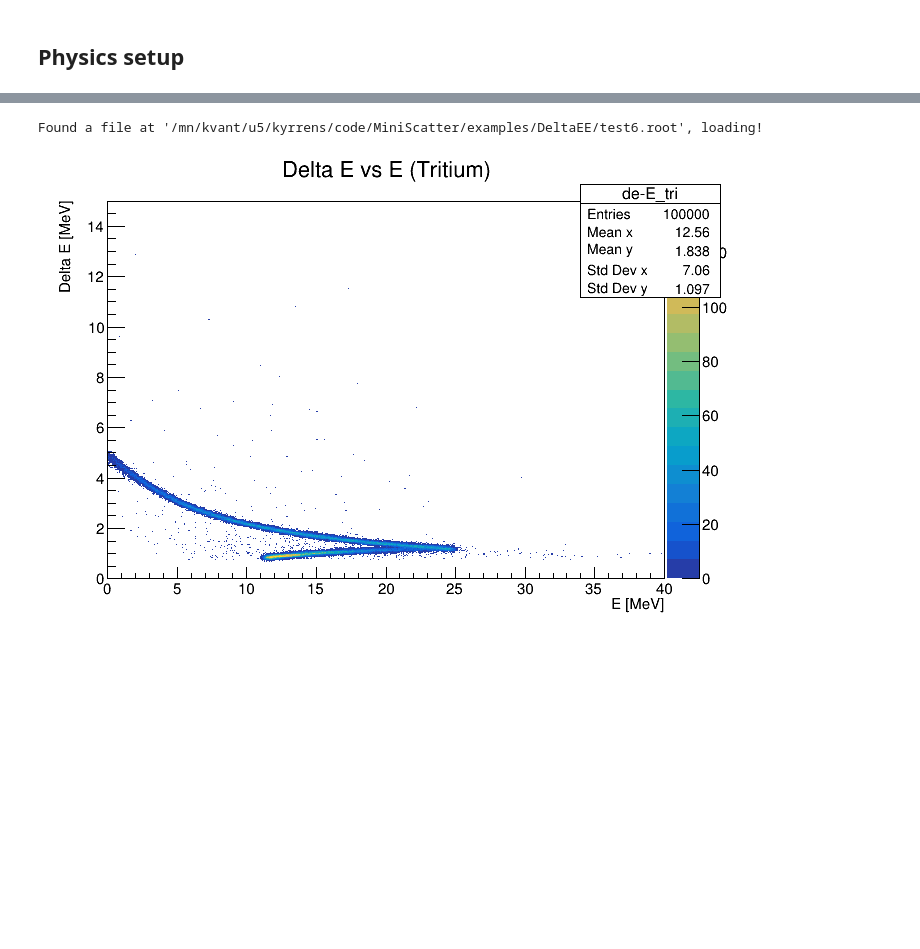
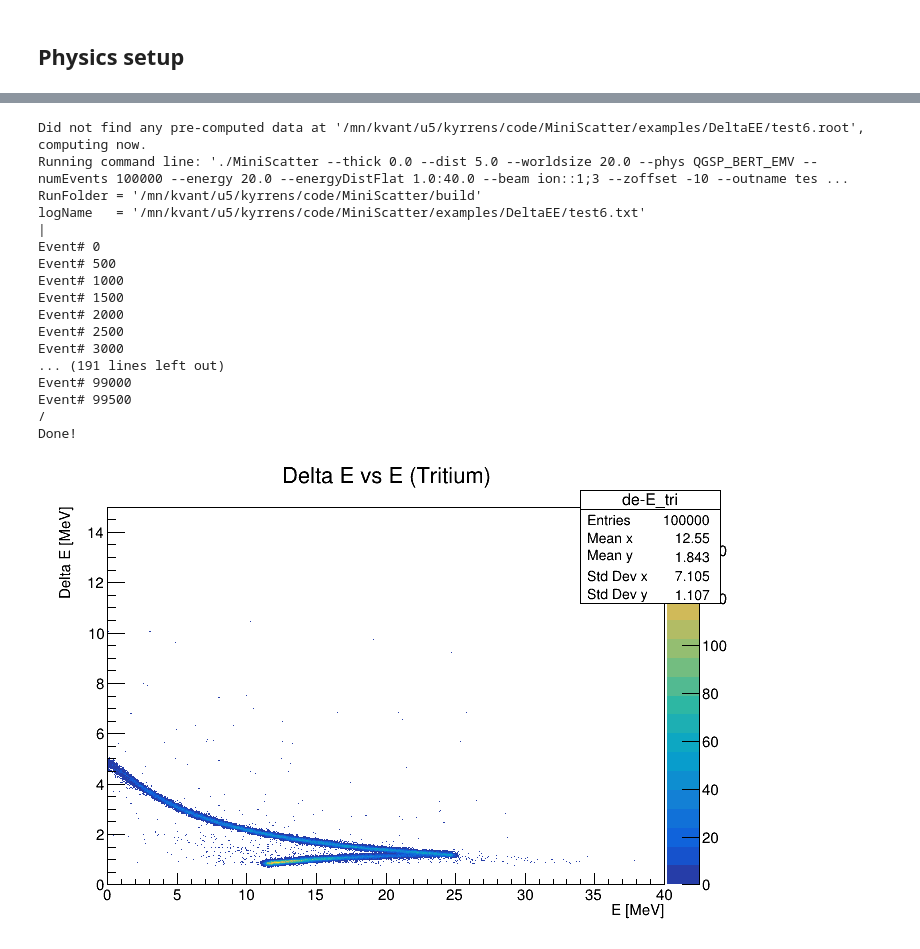
Before and after one commit to kyrsjo/MiniScatter, a Jupyter notebook: examples/SiRi DeltaE-E detector.ipynb, the cells around one changed output, grey strips where cells are left out. Saved outputs shown, nothing was run; the diff lists cells and outputs as text; code cells hidden in the pictures; blank space fills up the shorter version.

```diff
--- a/examples/SiRi DeltaE-E detector.ipynb
+++ b/examples/SiRi DeltaE-E detector.ipynb
@@ -208,7 +240,7 @@ c1.Draw()
 # %%
 # Test simulation with energy distribution -- Deuteron
 baseSimSetup_test3 = baseSimSetup.copy()
-baseSimSetup_test3["BEAM"]         = "ion::1,2"
+baseSimSetup_test3["BEAM"]         = "ion::1;2"
 baseSimSetup_test3["ENERGY"]       = 20.0       #Reference energy[MeV]
 baseSimSetup_test3["ENERGY_FLAT"]  = [1.0,40.0] #Energy distribution[MeV]
 
@@ -243,38 +291,54 @@ Found a file at '/mn/kvant/u5/kyrrens/code/MiniScatter/examples/DeltaEE/test3.ro
 # %%
 # Test simulation with energy distribution -- tritium
 baseSimSetup_test6 = baseSimSetup.copy()
-baseSimSetup_test6["BEAM"]         = "ion::1,3"
+baseSimSetup_test6["BEAM"]         = "ion::1;3"
 baseSimSetup_test6["ENERGY"]       = 20.0       #Reference energy[MeV]
 baseSimSetup_test6["ENERGY_FLAT"]  = [1.0,40.0] #Energy distribution[MeV]
 
 baseSimSetup_test6["MINIROOT"]     = False #I want TTrees
 
 baseSimSetup_test6["OUTNAME"]      = "test6"
 
 (twiss_test6, numPart_test6, objects_test6, datafile_test6) = \
     miniScatterDriver.getData_tryLoad(baseSimSetup_test6, getRaw=True, tryload=TRYLOAD,\
     getObjects=["magnet_1_edep","magnet_2_edep","magnet_3_edep","init_E","metadata"])
 
 th = datafile_test6.Get("magnetEdeps")
 #th.Print()
 #print(dir(th))
 
 correlation_tri = ROOT.TH2D("de-E_tri", "Delta E vs E (Tritium)", nbins_small, 0, 40, nbins_small, 0, 15)
 
 for i in range(th.GetEntries()):
     th.GetEntry(i)
     correlation_tri.Fill(th.magnet_2, th.magnet_1)
     correlation_all.Fill(th.magnet_2, th.magnet_1)
 
 correlation_tri.SetXTitle("E [MeV]")
 correlation_tri.SetYTitle("Delta E [MeV]")
 
 c1 = ROOT.TCanvas()
 correlation_tri.Draw("colz")
 c1.Draw()
 # %% [output]
-Found a file at '/mn/kvant/u5/kyrrens/code/MiniScatter/examples/DeltaEE/test6.root', loading!
+Did not find any pre-computed data at '/mn/kvant/u5/kyrrens/code/MiniScatter/examples/DeltaEE/test6.root', computing now.
+Running command line: './MiniScatter --thick 0.0 --dist 5.0 --worldsize 20.0 --phys QGSP_BERT_EMV --numEvents 100000 --energy 20.0 --energyDistFlat 1.0:40.0 --beam ion::1;3 --zoffset -10 --outname tes ...
+RunFolder = '/mn/kvant/u5/kyrrens/code/MiniScatter/build'
+logName   = '/mn/kvant/u5/kyrrens/code/MiniScatter/examples/DeltaEE/test6.txt'
+|
+Event# 0
+Event# 500
+Event# 1000
+Event# 1500
+Event# 2000
+Event# 2500
+Event# 3000
+... (191 lines left out)
+Event# 99000
+Event# 99500
+/
+Done!
-[figure, old version]
+[figure, new version]
 # %%
 # Test simulation with energy distribution -- alpha
 baseSimSetup_test4 = baseSimSetup.copy()
```
Also changed, not shown: parts of 11 cells of this notebook, 1 other file.
